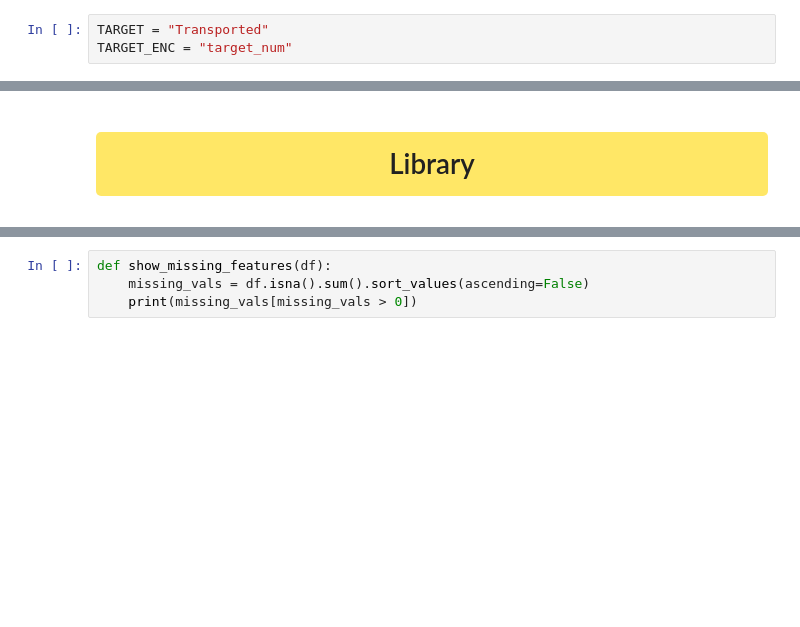
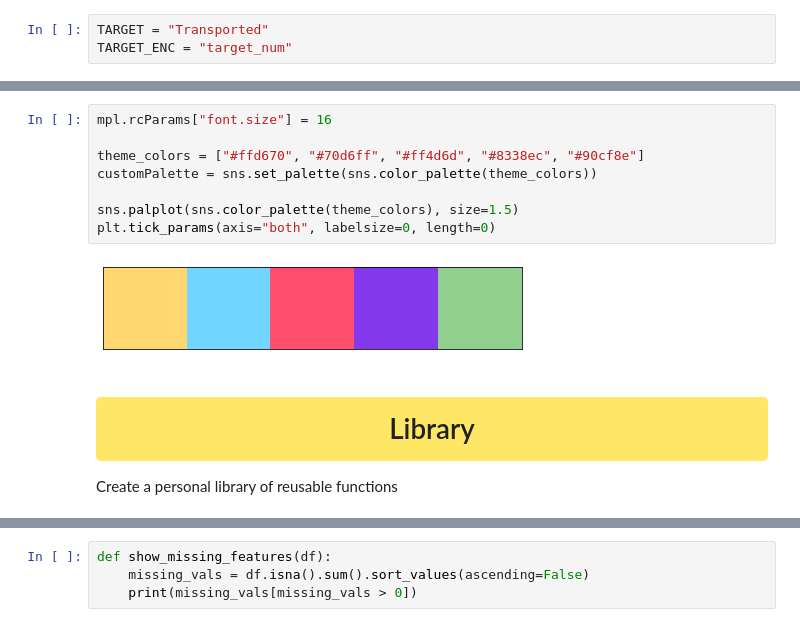
Before and after one commit to melling/ml-kaggle-spaceship-titanic, a Jupyter notebook: spaceship-titanic-eda.ipynb, the cells around one changed output, grey strips where cells are left out. Drawn from its saved outputs; the diff is of its cells as text; blank space fills up the shorter version.

```diff
--- a/spaceship-titanic-eda.ipynb
+++ b/spaceship-titanic-eda.ipynb
@@ -65,3 +78,15 @@ TARGET_ENC = "target_num"
+# %%
+mpl.rcParams["font.size"] = 16
+
+theme_colors = ["#ffd670", "#70d6ff", "#ff4d6d", "#8338ec", "#90cf8e"]
+customPalette = sns.set_palette(sns.color_palette(theme_colors))
+
+sns.palplot(sns.color_palette(theme_colors), size=1.5)
+plt.tick_params(axis="both", labelsize=0, length=0)
+# %% [output]
+[figure, added]
 # %% [markdown]
 <div style="background-color:rgba(255, 215, 0, 0.6);border-radius:5px;display:fill"><h1 style="text-align: center;padding: 12px 0px 12px 0px;">Library</h1>
 </div>
+
+Create a personal library of reusable functions
```
Also changed, not shown: parts of 17 cells of this notebook.
